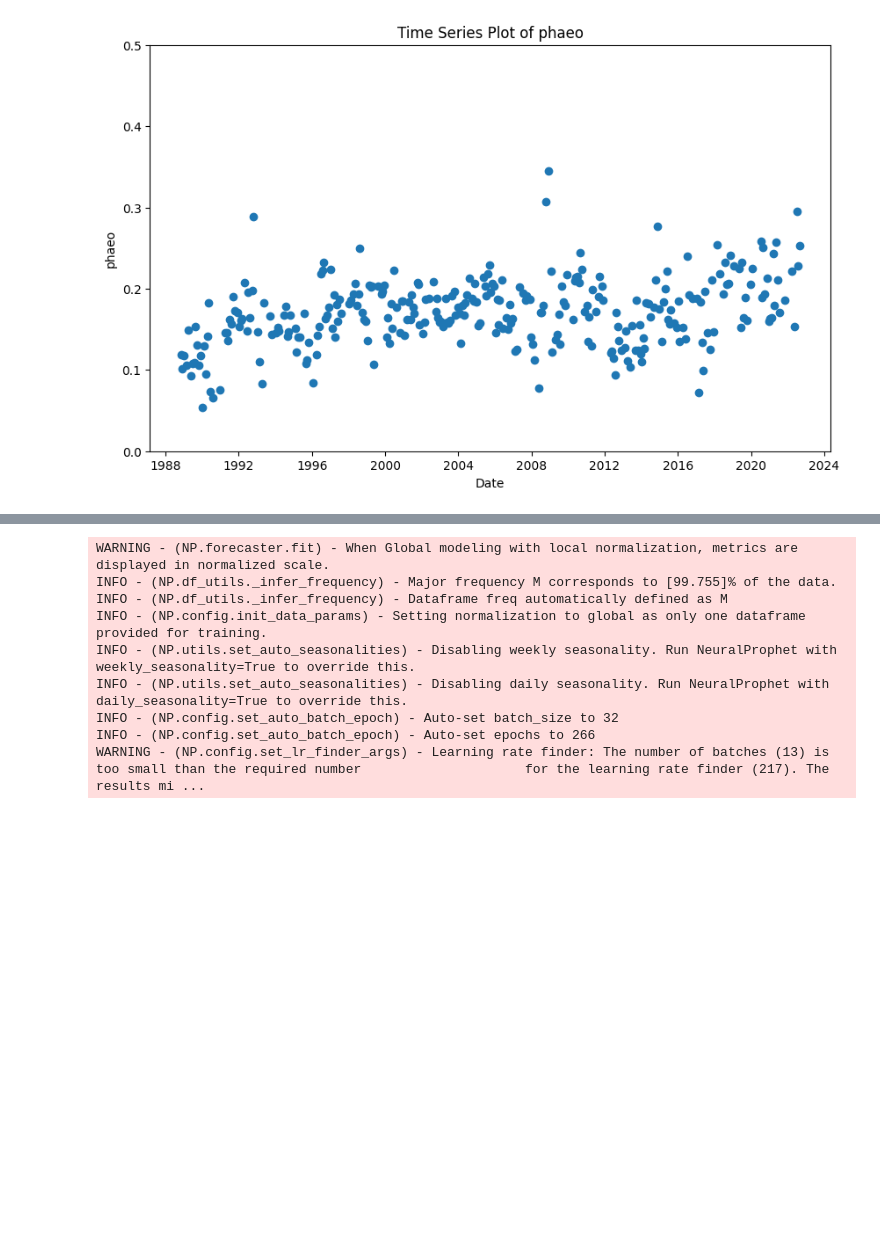
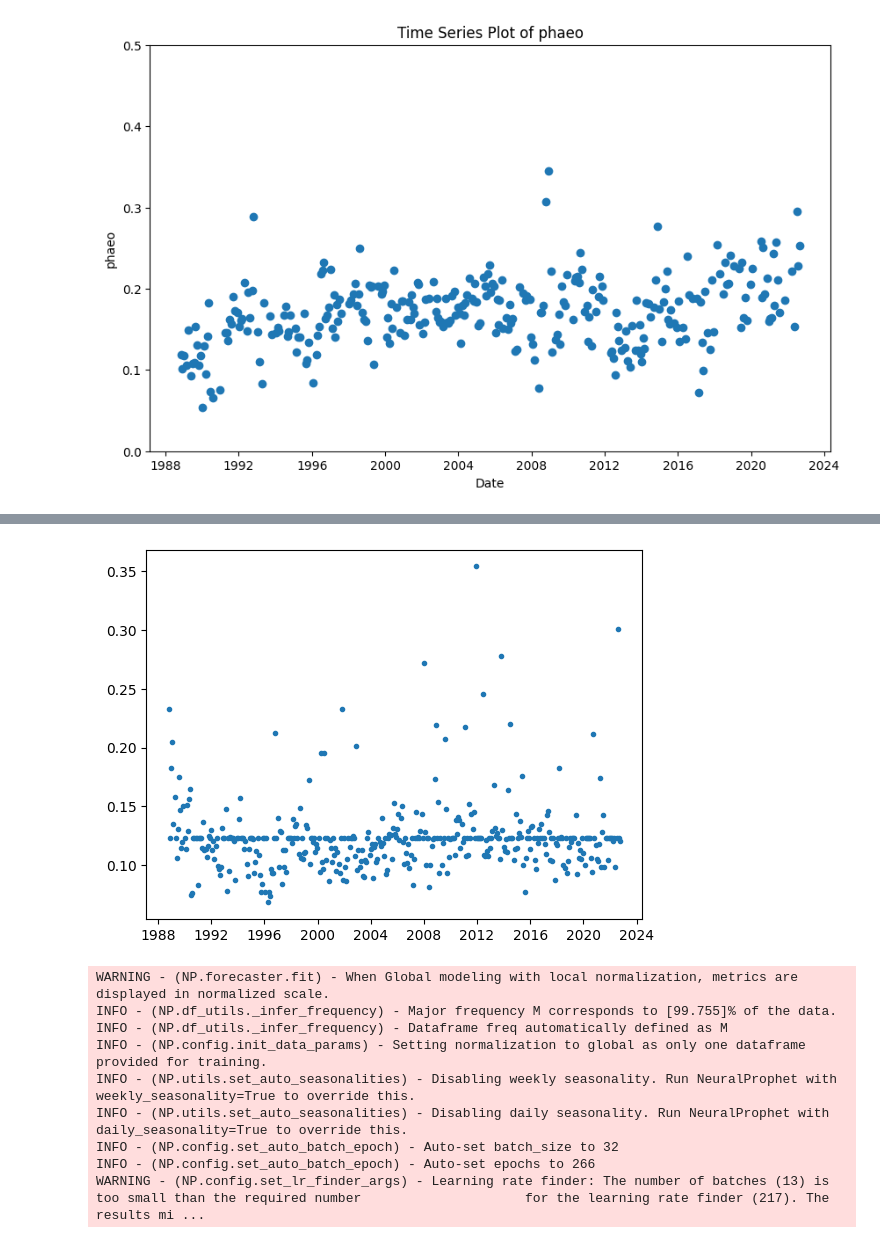
Before and after one commit to RaunakDey/SCOPE-causation-network, a Jupyter notebook: Test-example.ipynb, the cells around one changed output, grey strips where cells are left out. Cells and saved outputs as stored; diff of their text form; code cells hidden in the pictures; blank space fills up the shorter version.

```diff
--- a/Test-example.ipynb
+++ b/Test-example.ipynb
@@ -264,2 +119,2 @@ Index(['ds', 'y'], dtype='object')
 # %%
-df_resampled = preprocess_time_series(df_phaeo, date_column='ds', value_column='y', target_frequency='M', aggregation_function='sum', fillna_value=0)
+df_resampled = preprocess_time_series(df_chl, date_column='ds', value_column='y', target_frequency='M', interpolation_method='linear')
@@ -281,0 +121,2 @@ df_resampled
+# %%
+df_resampled2 = replace_negative_with_mean(df_resampled,'y')
@@ -281,0 +139,5 @@ df_resampled
+# %%
+plt.plot(df_resampled2['ds'],df_resampled2['y'],'.')
+plt.show()
+# %% [output]
+[figure, added]
```
Also changed, not shown: parts of 26 cells of this notebook, 1 other file.
